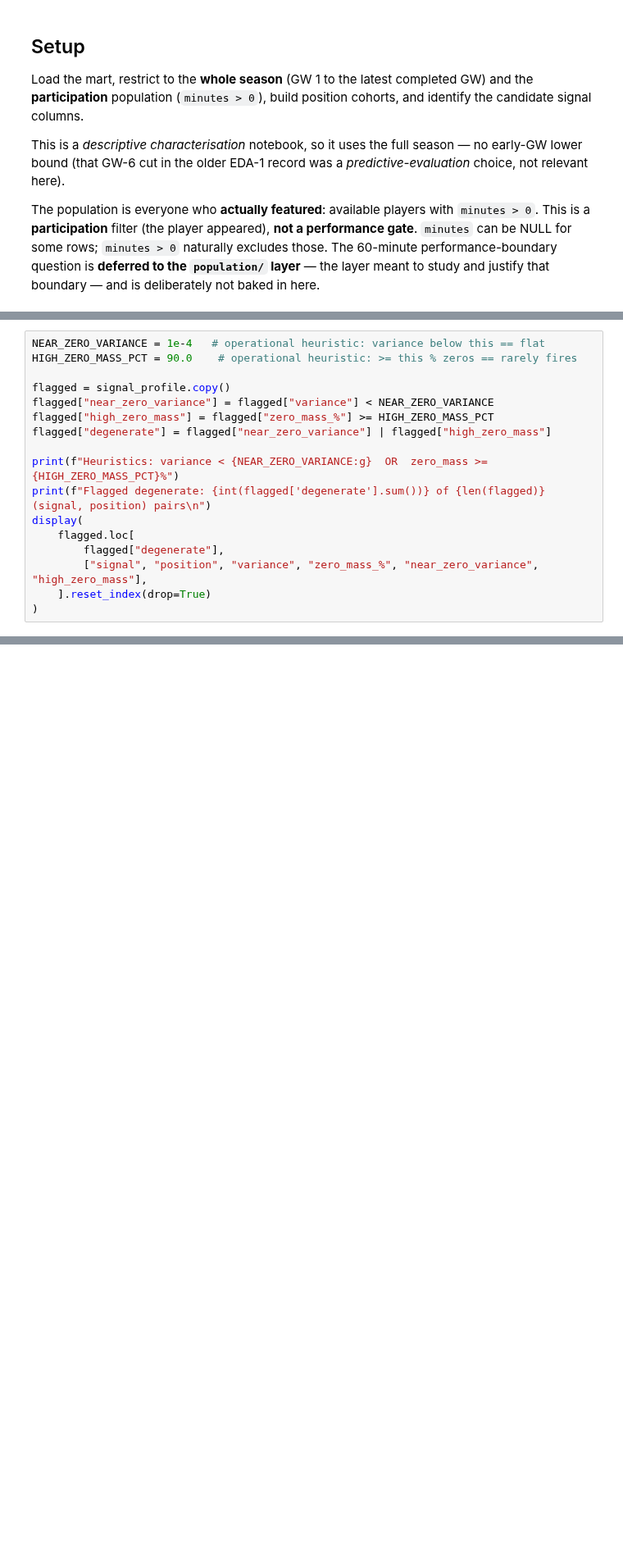
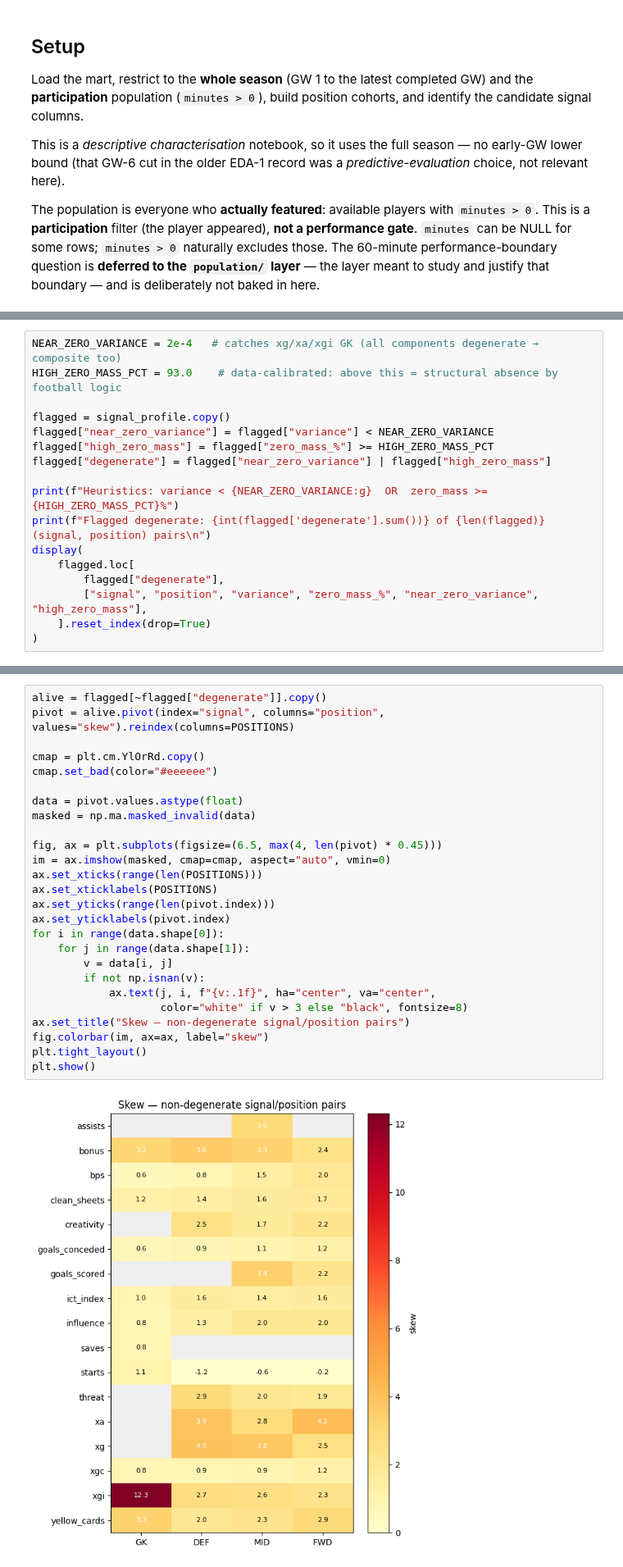
Before and after one commit to gisaf22/fpl-intelligence, a Jupyter notebook: research/foundation/structure/signal.ipynb, the cells around one changed output, grey strips where cells are left out. Shown at 82% size. Drawn from its saved outputs; the diff is of its cells as text; blank space fills up the shorter version.

```diff
--- a/research/foundation/structure/signal.ipynb
+++ b/research/foundation/structure/signal.ipynb
@@ -186,6 +203,6 @@ A pair is flagged `degenerate` if either holds.
 # %%
-NEAR_ZERO_VARIANCE = 1e-4   # operational heuristic: variance below this == flat
-HIGH_ZERO_MASS_PCT = 90.0    # operational heuristic: >= this % zeros == rarely fires
+NEAR_ZERO_VARIANCE = 2e-4   # catches xg/xa/xgi GK (all components degenerate → composite too)
+HIGH_ZERO_MASS_PCT = 93.0    # data-calibrated: above this = structural absence by football logic
 
 flagged = signal_profile.copy()
 flagged["near_zero_variance"] = flagged["variance"] < NEAR_ZERO_VARIANCE
@@ -202,0 +228,28 @@ display(
+# %%
+alive = flagged[~flagged["degenerate"]].copy()
+pivot = alive.pivot(index="signal", columns="position", values="skew").reindex(columns=POSITIONS)
+
+cmap = plt.cm.YlOrRd.copy()
+cmap.set_bad(color="#eeeeee")
+
+data = pivot.values.astype(float)
+masked = np.ma.masked_invalid(data)
+
+fig, ax = plt.subplots(figsize=(6.5, max(4, len(pivot) * 0.45)))
+im = ax.imshow(masked, cmap=cmap, aspect="auto", vmin=0)
+ax.set_xticks(range(len(POSITIONS)))
+ax.set_xticklabels(POSITIONS)
+ax.set_yticks(range(len(pivot.index)))
+ax.set_yticklabels(pivot.index)
+for i in range(data.shape[0]):
+    for j in range(data.shape[1]):
+        v = data[i, j]
+        if not np.isnan(v):
+            ax.text(j, i, f"{v:.1f}", ha="center", va="center",
+                    color="white" if v > 3 else "black", fontsize=8)
+ax.set_title("Skew — non-degenerate signal/position pairs")
+fig.colorbar(im, ax=ax, label="skew")
+plt.tight_layout()
+plt.show()
+# %% [output]
+[figure, added]
```
Also changed, not shown: parts of 11 cells of this notebook, 22 other files.
